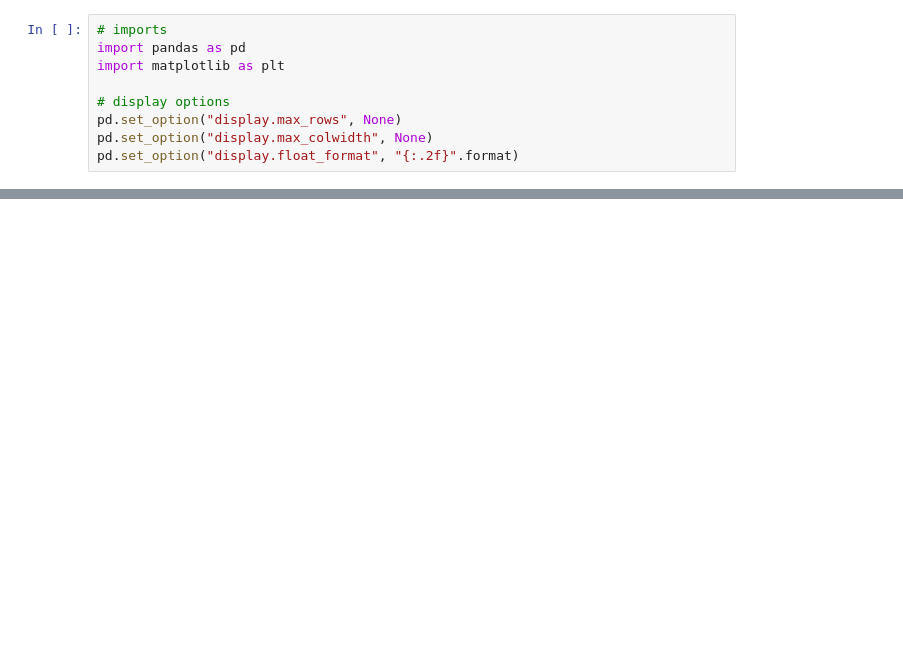
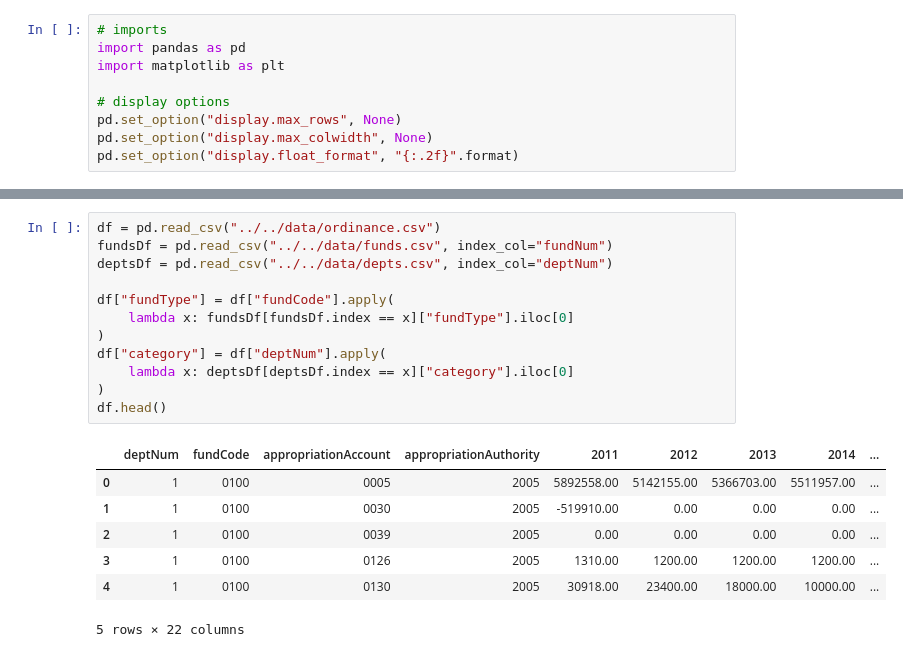
Before and after one commit to RamarkoB/chicago-budget, a Jupyter notebook: python/notebooks/explore.ipynb, the cells around one changed output, grey strips where cells are left out. Saved outputs shown, nothing was run; the diff lists cells and outputs as text; blank space fills up the shorter version.

```diff
--- a/python/notebooks/explore.ipynb
+++ b/python/notebooks/explore.ipynb
@@ -80 +39,21 @@ pd.DataFrame(
+# %%
+df = pd.read_csv("../../data/ordinance.csv")
+fundsDf = pd.read_csv("../../data/funds.csv", index_col="fundNum")
+deptsDf = pd.read_csv("../../data/depts.csv", index_col="deptNum")
+
+df["fundType"] = df["fundCode"].apply(
+    lambda x: fundsDf[fundsDf.index == x]["fundType"].iloc[0]
+)
+df["category"] = df["deptNum"].apply(
+    lambda x: deptsDf[deptsDf.index == x]["category"].iloc[0]
+)
+df.head()
+# %% [output]
+|  | deptNum | fundCode | appropriationAccount | appropriationAuthority | 2011 | 2012 | 2013 | 2014 | ... |
+| 0 | 1 | 0100 | 0005 | 2005 | 5892558.00 | 5142155.00 | 5366703.00 | 5511957.00 | ... |
+| 1 | 1 | 0100 | 0030 | 2005 | -519910.00 | 0.00 | 0.00 | 0.00 | ... |
+| 2 | 1 | 0100 | 0039 | 2005 | 0.00 | 0.00 | 0.00 | 0.00 | ... |
+| 3 | 1 | 0100 | 0126 | 2005 | 1310.00 | 1200.00 | 1200.00 | 1200.00 | ... |
+| 4 | 1 | 0100 | 0130 | 2005 | 30918.00 | 23400.00 | 18000.00 | 10000.00 | ... |
+5 rows × 22 columns
 # %%
```
Also changed, not shown: parts of 8 cells of this notebook, 3 other files.
